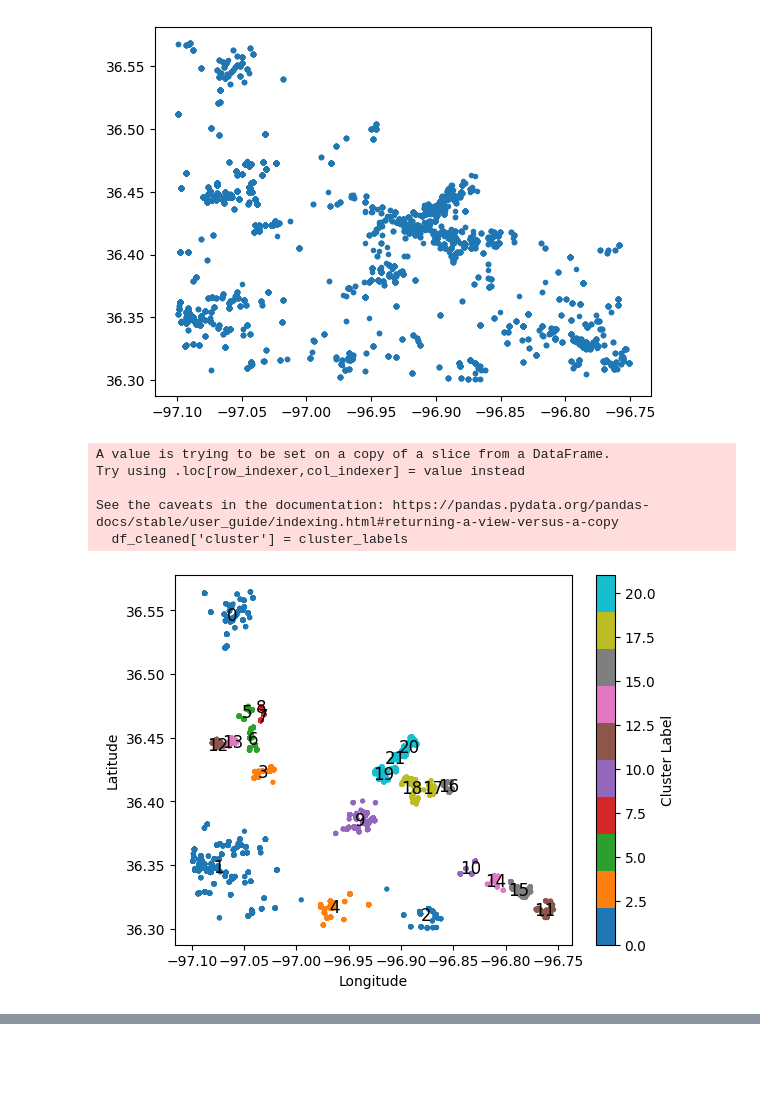
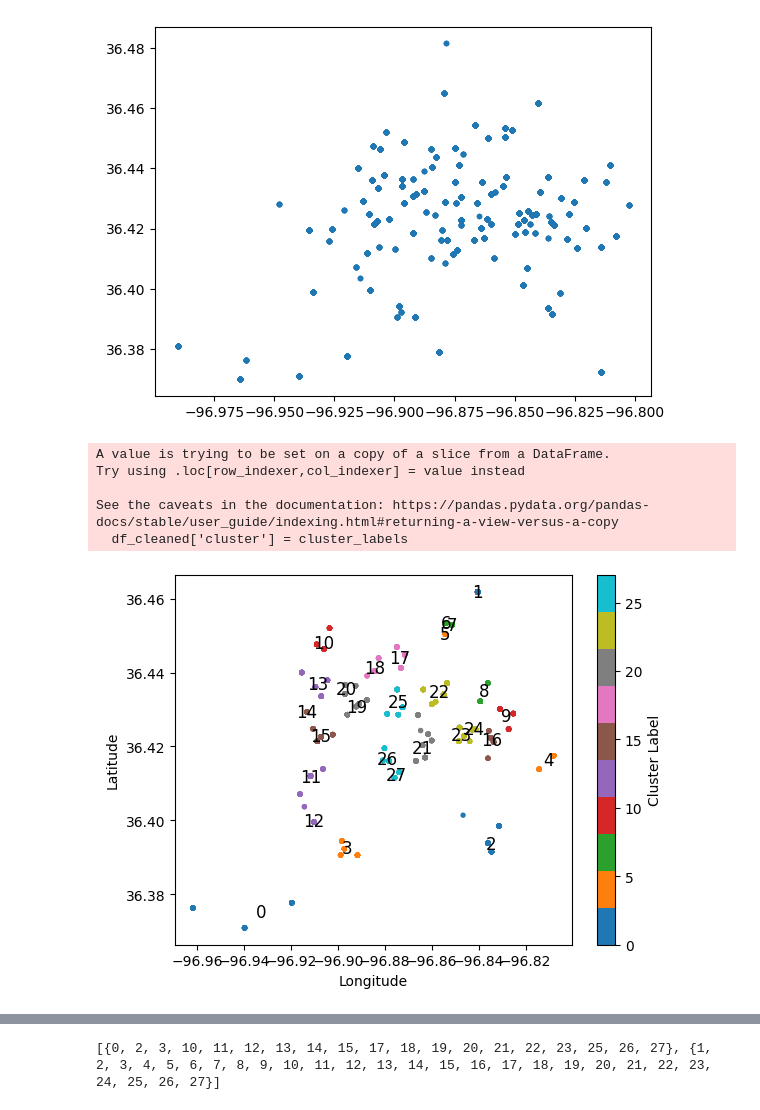
Before and after one commit to arkonique/earthquake-clustering, a Jupyter notebook: plane.ipynb, the cells around one changed output, grey strips where cells are left out. Saved outputs shown, nothing was run; the diff lists cells and outputs as text; code cells hidden in the pictures; blank space fills up the shorter version.

Commit message:
Add clustering

```diff
--- a/plane.ipynb
+++ b/plane.ipynb
@@ -21,6 +25,9 @@ cat2[['x', 'y']] = cat2.apply(
     lambda row: transformer.transform(row['longitude'], row['latitude']), axis=1, result_type='expand'
 )
 
-df = cat1
+df = cat2
+
+lon_var = "long" if "long" in df.columns else "longitude"
+lat_var = "lat" if "lat" in df.columns else "latitude"
 df.drop_duplicates()
 # %% [output]
@@ -43,18 +50,21 @@ z_thres = 3.0
 z_scores = (df - df.mean())/df.std()
 outliers = (z_scores.abs() > z_thres).any(axis=1)
 df_cleaned = df[~outliers]
+
+# plot xy
+plt.plot(df_cleaned[lon_var],df_cleaned[lat_var],'.')
+plt.show()
+# %% [output]
+[figure, added]
 # %%
 # HDBSCAN and KNN clustering
 
-# plot xy
-plt.plot(df_cleaned['long'],df_cleaned['lat'],'.')
-plt.show()
 
-X = df_cleaned[['lat','long']]
+X = df_cleaned[[lat_var,lon_var]]
 
 method = "hdb" # <---------------------------- CHANGE THIS TO USE DIFFERENT CLUSTERING METHOD
 if method == "hdb":
-    hdb = HDBSCAN(min_cluster_size=80)
+    hdb = HDBSCAN(min_cluster_size=60)
     cluster_labels = hdb.fit_predict(X)
 elif method=="kmn":
     kmeans = KMeans(n_clusters=10)
@@ -66,58 +76,58 @@ mask = cluster_labels!=-1
 
 include_noise = False # <---------------------- CHANGE THIS TO INCLUDE ALL EARTHQUAKES
 
 if include_noise:
     X_train = X[mask]
     y_train = cluster_labels[mask]
     X_noise = X[not mask]
 
-    knn = KNeighborsClassifier(n_neighbors=80)
+    knn = KNeighborsClassifier(n_neighbors=90)
     knn.fit(X_train, y_train)
 
     if not X_noise.empty:
         noise_labels = knn.predict(X_noise)
         cluster_labels[not mask] = noise_labels
 
 df_cleaned['cluster'] = cluster_labels
 
 df_cleaned = df_cleaned[df_cleaned['cluster']!=-1]
-centroids = df_cleaned.groupby('cluster')[['lat', 'long']].mean()
-
+centroids = df_cleaned.groupby('cluster')[[lat_var, lon_var]].mean()
 
 for cluster, centroid in centroids.iterrows():
-    plt.text(centroid['long'], centroid['lat'], str(cluster), fontsize=12, ha='center', va='center', color='black')
+    plt.text(centroid[lon_var], centroid[lat_var], str(cluster), fontsize=12, ha='center', va='center', color='black')
 
-plt.scatter(df_cleaned['long'], df_cleaned['lat'], c=df_cleaned['cluster'], cmap='tab10', s=8)
+plt.scatter(df_cleaned[lon_var], df_cleaned[lat_var], c=df_cleaned['cluster'], cmap='tab10', s=8)
 plt.colorbar(label='Cluster Label')
 plt.xlabel('Longitude')
 plt.ylabel('Latitude')
 plt.show()
 
-#merging clusters
+# Merge clusters based on distance threshold
+threshold = 0.1  # Define a threshold for merging clusters
+groups = []
+visited = set()
 
-for new_label, group in enumerate(groups):
-    for old_label in group:
-        cluster_mapping[old_label] = new_label
-
-df_cleaned['merged_cluster'] = df_cleaned['cluster'].map(cluster_mapping)
+for i, centroid1 in centroids.iterrows():
+    if i in visited:
+        continue
+    group = {i}
+    for j, centroid2 in centroids.iterrows():
+        if i != j:
+            dist = sqrt((centroid1[lon_var] - centroid2[lon_var])**2 +
+                        (centroid1[lat_var] - centroid2[lat_var])**2)
+            if dist < threshold:
+                group.add(j)
+                visited.add(j)
+    groups.append(group)
 
 
-centroids = df_cleaned.groupby('merged_cluster')[['lat', 'long']].mean()
+print(groups)
 
-
-for cluster, centroid in centroids.iterrows():
-    plt.text(centroid['long'], centroid['lat'], str(cluster), fontsize=12, ha='center', va='center', color='black')
-
-plt.scatter(df_cleaned['long'], df_cleaned['lat'], c=df_cleaned['merged_cluster'], cmap='tab10', s=8)
-plt.colorbar(label='Cluster Label')
-plt.xlabel('Longitude')
-plt.ylabel('Latitude')
-plt.show()
+df_cleaned.to_csv('cleaned_skoulam_2020_clustered.csv')
 # %% [output]
+A value is trying to be set on a copy of a slice from a DataFrame.
+Try using .loc[row_indexer,col_indexer] = value instead
+
+See the caveats in the documentation: https://pandas.pydata.org/pandas-docs/stable/user_guide/indexing.html#returning-a-view-versus-a-copy
+  df_cleaned['cluster'] = cluster_labels
-[figure, old version]
+[figure, new version]
-A value is trying to be set on a copy of a slice from a DataFrame.
-Try using .loc[row_indexer,col_indexer] = value instead
-
-See the caveats in the documentation: https://pandas.pydata.org/pandas-docs/stable/user_guide/indexing.html#returning-a-view-versus-a-copy
-  df_cleaned['cluster'] = cluster_labels
-[figure, removed]
@@ -124,0 +134 @@ See the caveats in the documentation: https://pandas.pydata.org/pandas-docs/stab
+[{0, 2, 3, 10, 11, 12, 13, 14, 15, 17, 18, 19, 20, 21, 22, 23, 25, 26, 27}, {1, 2, 3, 4, 5, 6, 7, 8, 9, 10, 11, 12, 13, 14, 15, 16, 17, 18, 19, 20, 21, 22, 23, 24, 25, 26, 27}]
```
Also changed, not shown: parts of 5 cells of this notebook, 1 other file.
